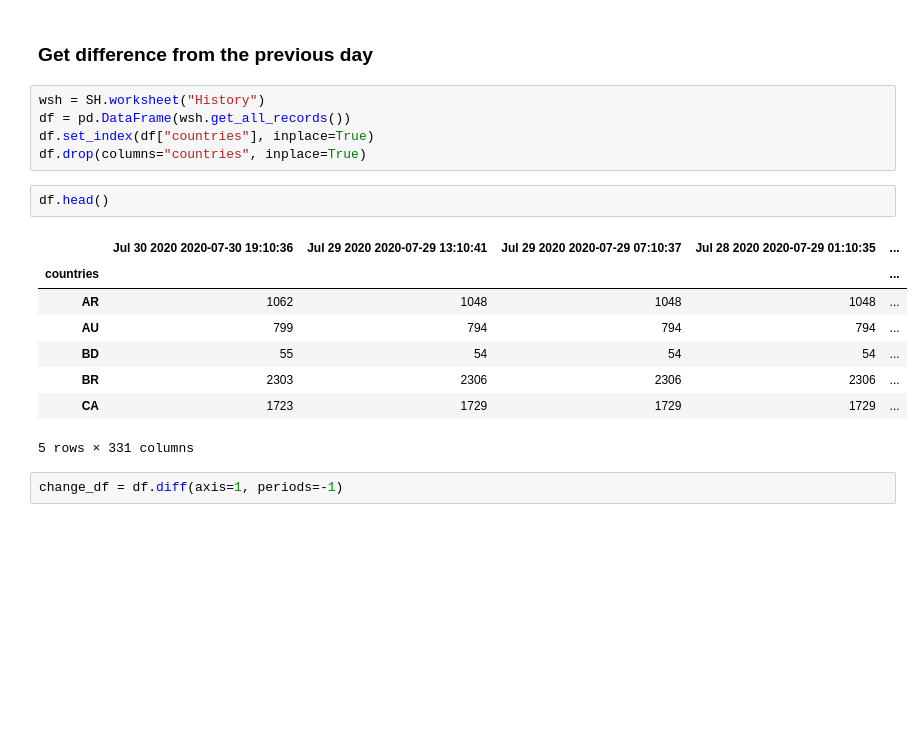
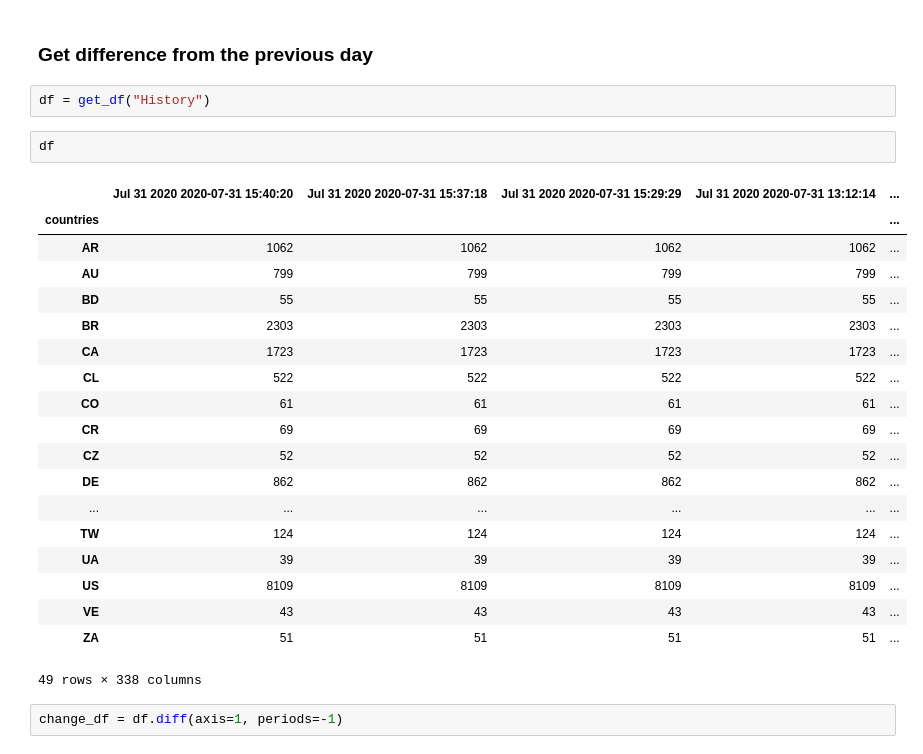
Before and after one commit to manycoding/tomorrowswig_followers, a Jupyter notebook: 01_followers.ipynb, the cells around one changed output. Cells and saved outputs as stored; diff of their text form; blank space fills up the shorter version.

```diff
--- a/01_followers.ipynb
+++ b/01_followers.ipynb
@@ -221,21 +220,29 @@ save_followers()
 # %% [markdown]
 ### Get difference from the previous day
-# %%
-wsh = SH.worksheet("History")
-df = pd.DataFrame(wsh.get_all_records())
-df.set_index(df["countries"], inplace=True)
-df.drop(columns="countries", inplace=True)
+# %%
+df = get_df("History")
 # %%
-df.head()
+df
 # %% [output]
-|  | Jul 30 2020 2020-07-30 19:10:36 | Jul 29 2020 2020-07-29 13:10:41 | Jul 29 2020 2020-07-29 07:10:37 | Jul 28 2020 2020-07-29 01:10:35 | ... |
+|  | Jul 31 2020 2020-07-31 15:40:20 | Jul 31 2020 2020-07-31 15:37:18 | Jul 31 2020 2020-07-31 15:29:29 | Jul 31 2020 2020-07-31 13:12:14 | ... |
 | countries |  |  |  |  | ... |
-| AR | 1062 | 1048 | 1048 | 1048 | ... |
-| AU | 799 | 794 | 794 | 794 | ... |
-| BD | 55 | 54 | 54 | 54 | ... |
-| BR | 2303 | 2306 | 2306 | 2306 | ... |
-| CA | 1723 | 1729 | 1729 | 1729 | ... |
+| AR | 1062 | 1062 | 1062 | 1062 | ... |
+| AU | 799 | 799 | 799 | 799 | ... |
+| BD | 55 | 55 | 55 | 55 | ... |
+| BR | 2303 | 2303 | 2303 | 2303 | ... |
+| CA | 1723 | 1723 | 1723 | 1723 | ... |
+| CL | 522 | 522 | 522 | 522 | ... |
+| CO | 61 | 61 | 61 | 61 | ... |
+| CR | 69 | 69 | 69 | 69 | ... |
+| CZ | 52 | 52 | 52 | 52 | ... |
+| DE | 862 | 862 | 862 | 862 | ... |
+| ... | ... | ... | ... | ... | ... |
+| TW | 124 | 124 | 124 | 124 | ... |
+| UA | 39 | 39 | 39 | 39 | ... |
+| US | 8109 | 8109 | 8109 | 8109 | ... |
+| VE | 43 | 43 | 43 | 43 | ... |
+| ZA | 51 | 51 | 51 | 51 | ... |
-5 rows × 331 columns
+49 rows × 338 columns
 # %%
 change_df = df.diff(axis=1, periods=-1)
 # %%
```
Also changed, not shown: parts of 12 cells of this notebook, 5 other files.
